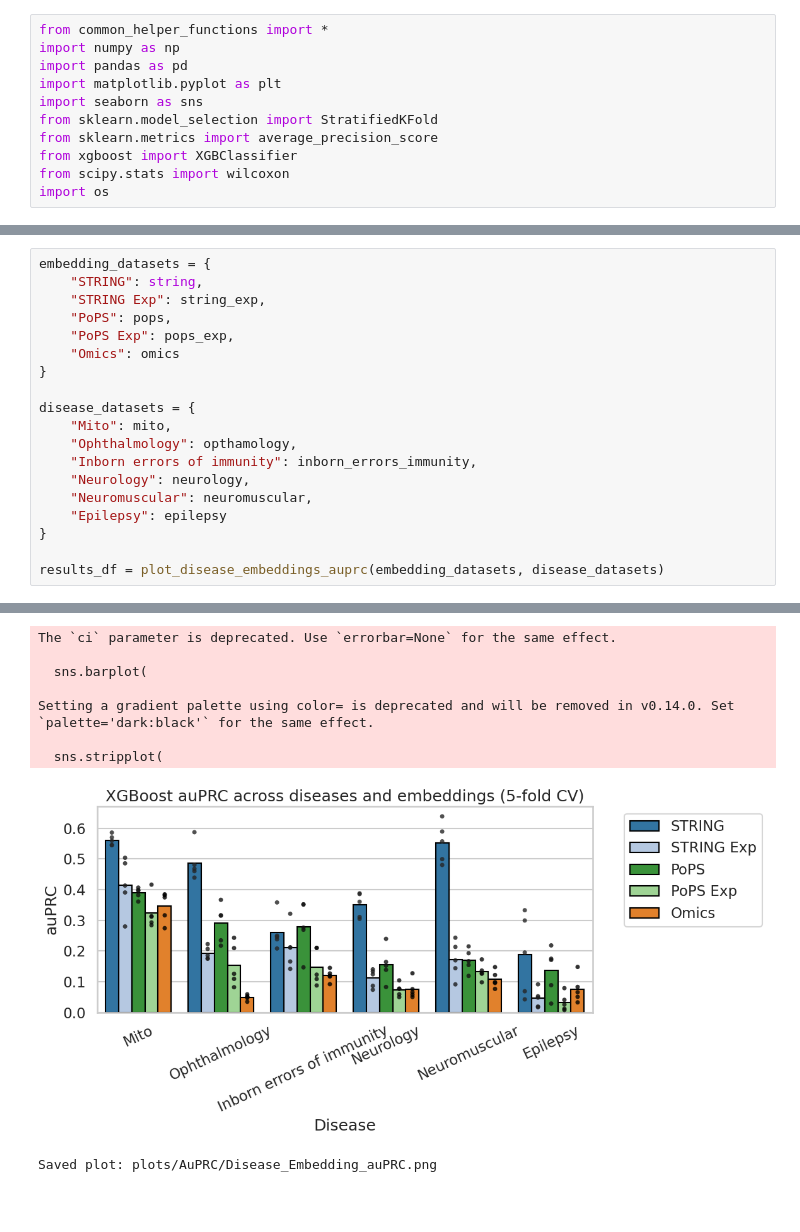
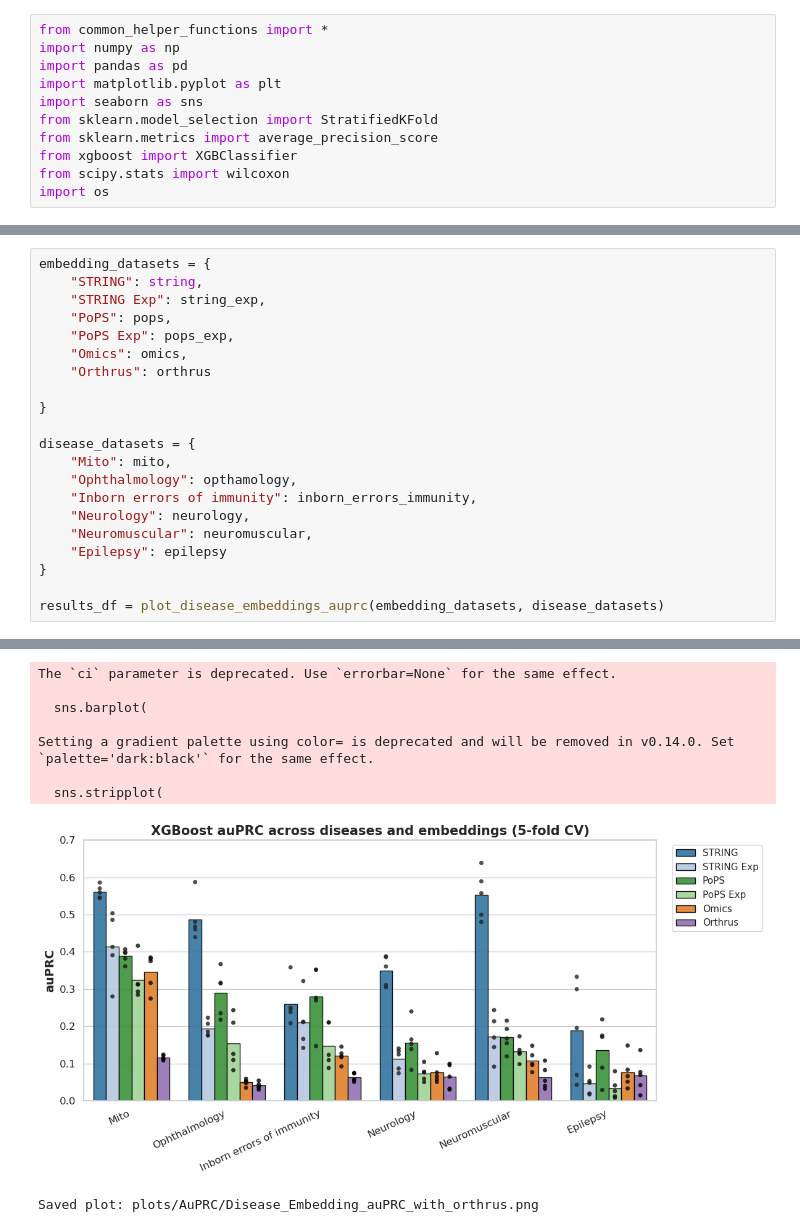
Before and after one commit to egekurt123/RNA-gene-disease-predictions, a Jupyter notebook: Disease Predictions/recreate_paper_plot.ipynb, the cells around one changed output, grey strips where cells are left out. Drawn from its saved outputs; the diff is of its cells as text; blank space fills up the shorter version.

Commit message:
Fix recreate paper disease plot

```diff
--- a/Disease Predictions/recreate_paper_plot.ipynb
+++ b/Disease Predictions/recreate_paper_plot.ipynb
@@ -115,7 +110,9 @@ embedding_datasets = {
     "STRING Exp": string_exp,
     "PoPS": pops,
     "PoPS Exp": pops_exp,
-    "Omics": omics
+    "Omics": omics,
+    "Orthrus": orthrus
+
 }
 
 disease_datasets = {
@@ -149,9 +146,9 @@ Epilepsy - Omics: mean auPRC = 0.076
 The `ci` parameter is deprecated. Use `errorbar=None` for the same effect.
 
   sns.barplot(
 
 Setting a gradient palette using color= is deprecated and will be removed in v0.14.0. Set `palette='dark:black'` for the same effect.
 
   sns.stripplot(
-[figure, old version]
+[figure, new version]
-Saved plot: plots/AuPRC/Disease_Embedding_auPRC.png
+Saved plot: plots/AuPRC/Disease_Embedding_auPRC_with_orthrus.png
```
Also changed, not shown: parts of 2 cells of this notebook, 1 other file.
